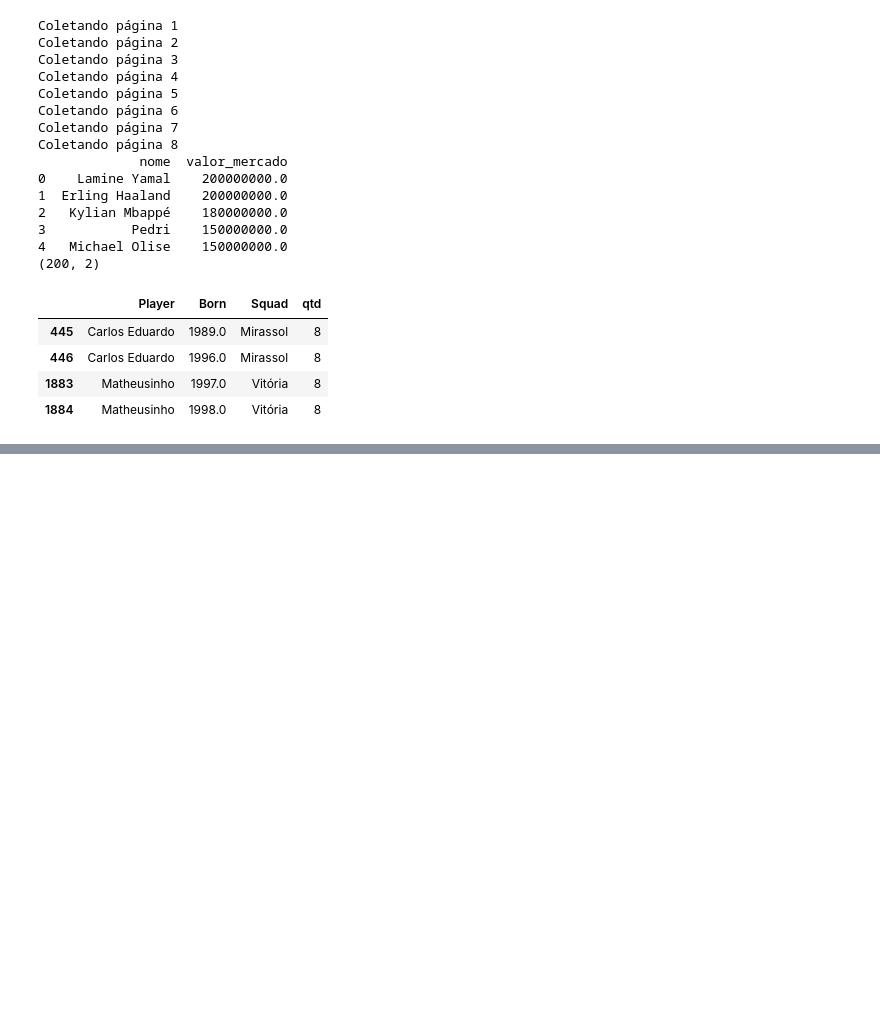
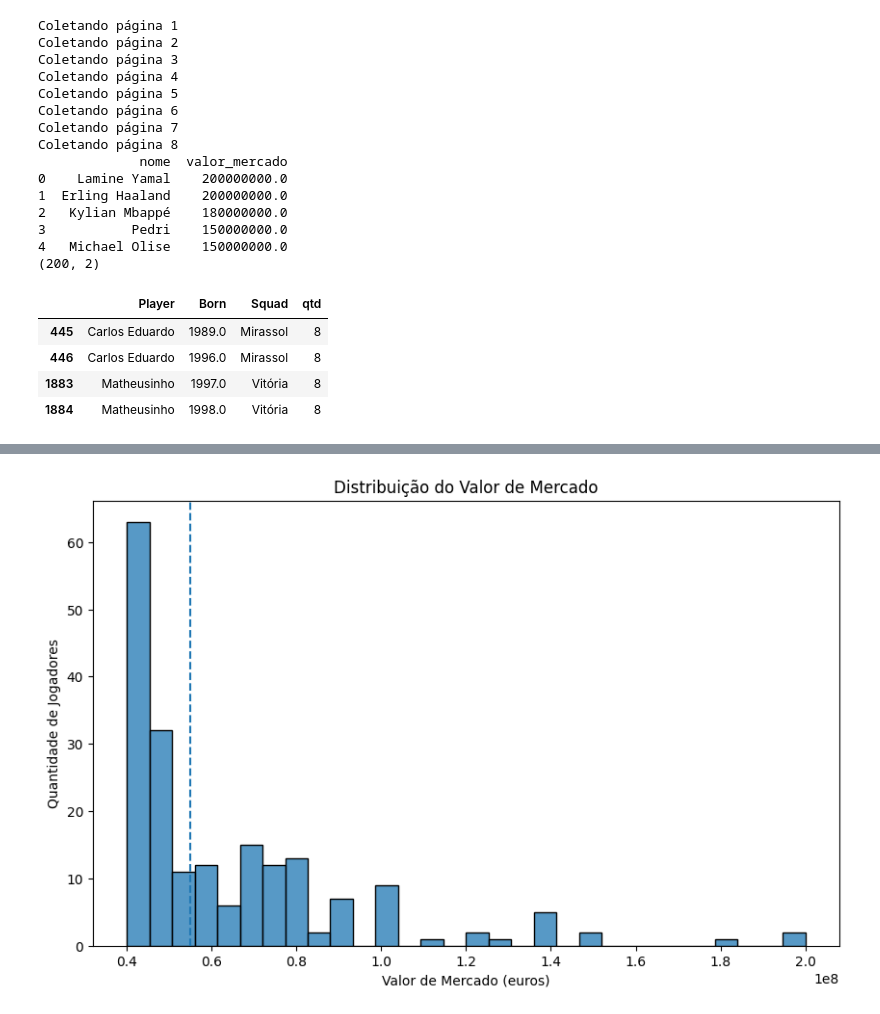
Before and after one commit to GabiMangili/DataMiningTrabalho, a Jupyter notebook: datamining.ipynb, the cells around one changed output, grey strips where cells are left out. Saved outputs shown, nothing was run; the diff lists cells and outputs as text; code cells hidden in the pictures; blank space fills up the shorter version.

```diff
--- a/datamining.ipynb
+++ b/datamining.ipynb
@@ -378,0 +396,12 @@ Jogadores sem valor de mercado: 2729
+# %%
+#Posição: simplifique para quatro grupos.
+
+def simplificar_posicao(pos):
+    if "GK" in pos:
+        return "GK (Goleiro)"
+    elif "FW" in pos:
+        return "FW (Atacante)"
+    elif "MF" in pos:
+        return "MF (Meio campista)"
+    elif "DF" in pos:
+        return "DF (Defesa)"
@@ -378,0 +500,23 @@ Jogadores sem valor de mercado: 2729
+# %%
+import seaborn as sns
+import matplotlib.pyplot as plt
+
+plt.figure(figsize=(10,6))
+
+sns.histplot(
+    dataset_final["valor_mercado"].dropna(),
+    bins=30
+)
+
+plt.axvline(
+    dataset_final["valor_mercado"].median(),
+    linestyle="--"
+)
+
+plt.title("Distribuição do Valor de Mercado")
+plt.xlabel("Valor de Mercado (euros)")
+plt.ylabel("Quantidade de Jogadores")
+
+plt.show()
+# %% [output]
+[figure, added]
```
Also changed, not shown: parts of 11 cells of this notebook, 1 other file.
